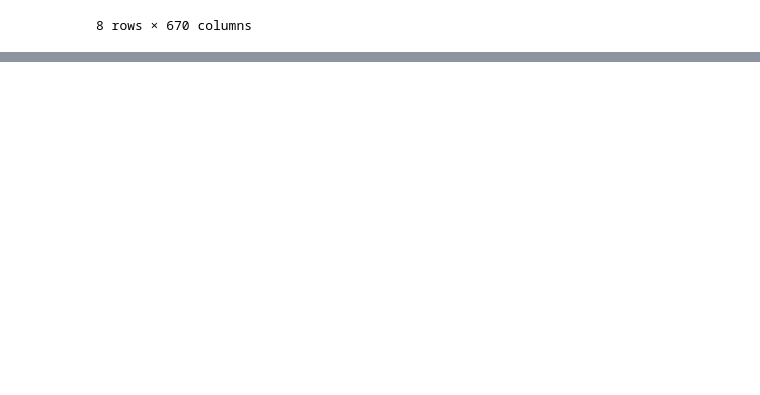
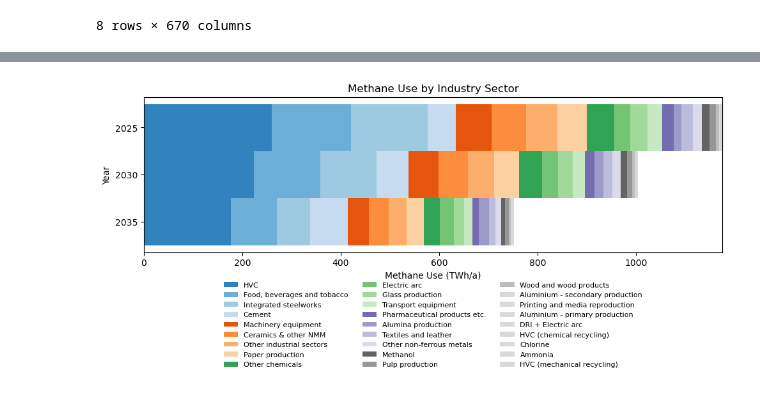
Before and after one commit to LukasFrankenQ/resilient-pypsa-eur, a Jupyter notebook: notebooks/industry_demands.ipynb, the cells around one changed output, grey strips where cells are left out. Saved outputs shown, nothing was run; the diff lists cells and outputs as text; code cells hidden in the pictures; blank space fills up the shorter version.

```diff
--- a/notebooks/industry_demands.ipynb
+++ b/notebooks/industry_demands.ipynb
@@ -461,0 +355,19 @@ dtype: float64
+# %%
+idx = pd.IndexSlice
+
+methane_uses = list()
+
+
+for y in years:
+    ratios = pd.read_csv(fn.format(y), index_col=0, header=[0, 1])
+    prod = pd.read_csv(
+        Path.cwd().parent / 'resources' / 'industrial_production_per_country_tomorrow_{}.csv'.format(y), index_col=0
+    )
+    total = ratios.T.mul(prod.stack().loc[ratios.columns], axis=0).groupby(level=1).sum().T.mul(1e3/1e6)
+    total.index.name = 'TWh/a'
+
+    methane_uses.append(total.loc['methane'].rename(y))
+# %%
+total = pd.concat(methane_uses, axis=1)
+total = total.loc[total.sum(axis=1).sort_values(ascending=False).index]
+total
@@ -461,0 +392,36 @@ dtype: float64
+# %%
+fig, ax = plt.subplots(figsize=(10, 5))
+
+# Create stacked horizontal bar plot
+colors = plt.cm.tab20c(range(len(total)))
+
+# Set up the positions for each year
+bar_height = 1.0
+y_positions = [0, -bar_height, -bar_height * 2]
+
+# Plot each industry as a segment in the stacked bars
+left = [0, 0, 0]  # Starting position for each year
+
+for idx, industry in enumerate(total.index):
+    values = total.loc[industry].values
+    ax.barh(y_positions, values, bar_height, left=left,
+            label=industry, color=colors[idx % len(colors)])
+    left = [l + v for l, v in zip(left, values)]
+
+# Customize the plot
+ax.set_yticks(y_positions)
+ax.set_yticklabels(years)
+ax.set_xlabel('Methane Use (TWh/a)')
+ax.set_ylabel('Year')
+ax.set_title('Methane Use by Industry Sector')
+
+# Add legend below the plot
+ax.legend(loc='upper center', bbox_to_anchor=(0.5, -0.15),
+          ncol=3, frameon=False, fontsize=8)
+
+plt.tight_layout()
+
+
+plt.show()
+# %% [output]
+[figure, added]
```
Also changed, not shown: parts of 21 cells of this notebook, 1 other file.
